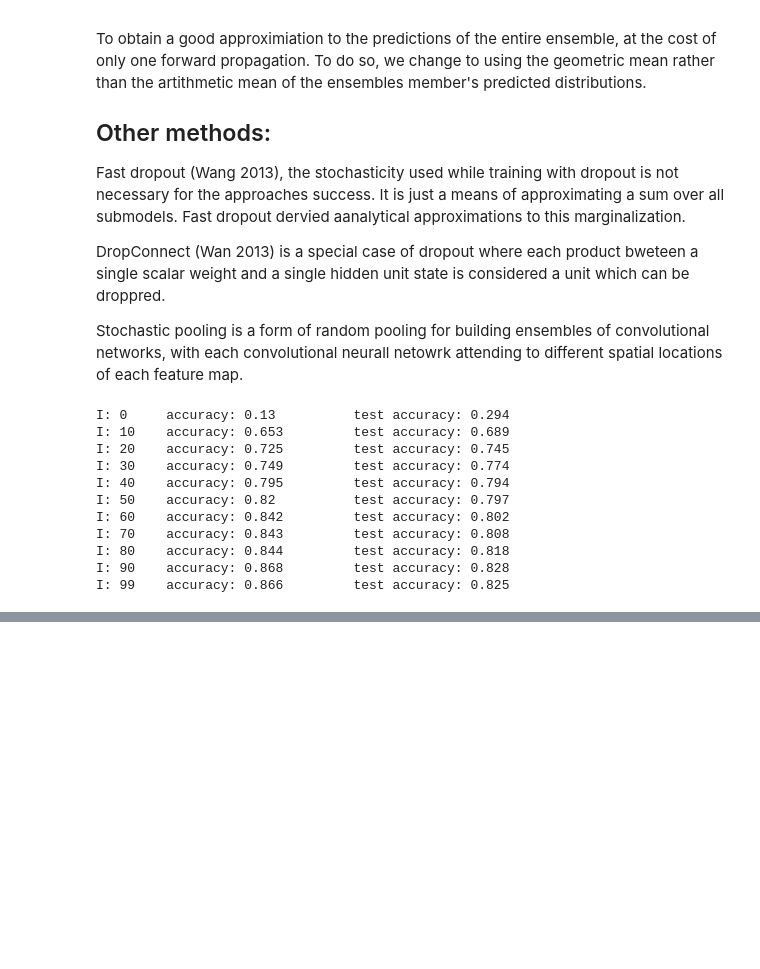
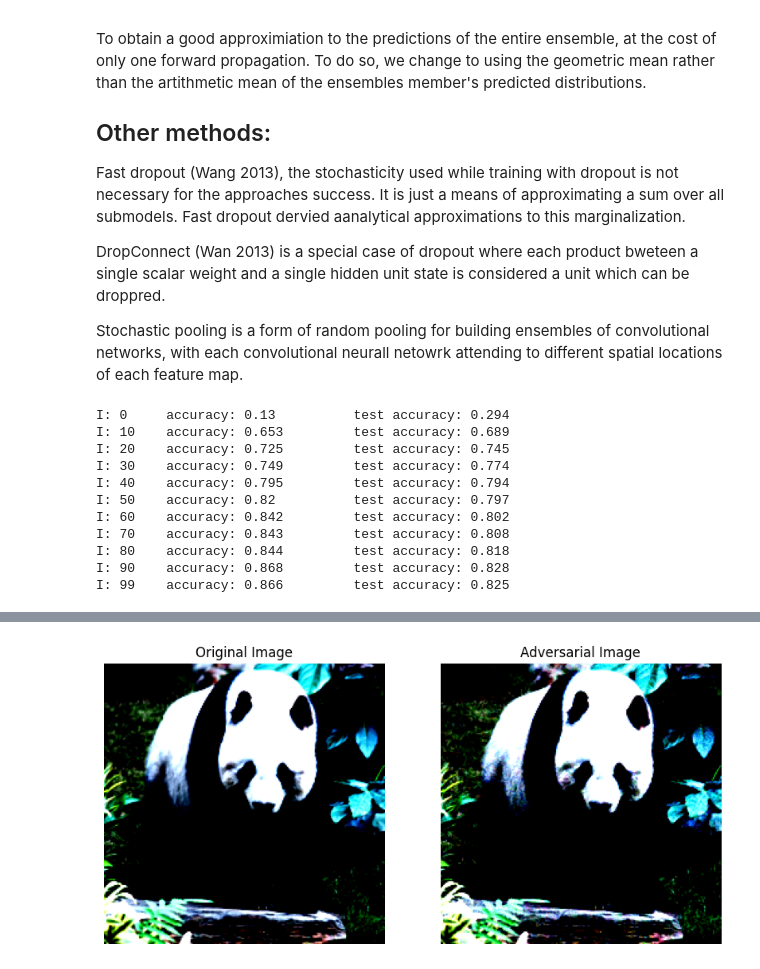
Before and after one commit to woodRock/deep-learning-goodfellow, a Jupyter notebook: chapter_7_regularization_for_deep_learning.ipynb, the cells around one changed output, grey strips where cells are left out. Cells and saved outputs as stored; diff of their text form; code cells hidden in the pictures; blank space fills up the shorter version.

```diff
--- a/chapter_7_regularization_for_deep_learning.ipynb
+++ b/chapter_7_regularization_for_deep_learning.ipynb
@@ -3394,0 +3408,78 @@ I: 99    accuracy: 0.866         test accuracy: 0.825
+# %%
+import torch
+import torch.nn.functional as F
+from torchvision import models, transforms
+from PIL import Image
+import numpy as np
+import matplotlib.pyplot as plt
+
+# Load a pre-trained model (e.g., ResNet18)
+model = models.resnet18(pretrained=True)
+model.eval()  # Set the model to evaluation mode
+
+# Load and preprocess an example image
+def load_and_preprocess_image(img_path):
+    img = Image.open(img_path).convert('RGB')
+    preprocess = transforms.Compose([
+        transforms.Resize(256),
+        transforms.CenterCrop(224),
+        transforms.ToTensor(),
+        transforms.Normalize(mean=[0.485, 0.456, 0.406], std=[0.229, 0.224, 0.225]),
+    ])
+    img_tensor = preprocess(img)
+    img_tensor = img_tensor.unsqueeze(0)  # Add batch dimension
+    return img_tensor
+
+# Create an adversarial image using FGSM
+def create_adversarial_image(model, image, epsilon):
+    image.requires_grad = True
+
+    # Forward pass
+    output = model(image)
+    label = output.argmax(dim=1)  # Get the predicted label
+
+    # Zero gradients
+    model.zero_grad()
+
+    # Calculate the loss
+    loss = F.cross_entropy(output, label)
+
+    # Backward pass
+    loss.backward()
+
+    # Create adversarial image
+    perturbation = epsilon * image.grad.sign()
+    adversarial_image = image + perturbation
+    adversarial_image = torch.clamp(adversarial_image, 0, 1)  # Ensure valid pixel values
+    return adversarial_image.detach(), label.item()
+
+# Main execution
+if __name__ == "__main__":
+    img_path = 'panda.jpg'  # Change this to your image path
+    img = load_and_preprocess_image(img_path)
+
+    # Set epsilon (magnitude of perturbation)
+    epsilon = 0.1
+    adversarial_image, true_label = create_adversarial_image(model, img, epsilon)
+
+    # Display results
+    plt.figure(figsize=(10, 5))
+    plt.subplot(1, 2, 1)
+    plt.title('Original Image')
+    plt.imshow(np.transpose(img.squeeze().detach().numpy(), (1, 2, 0)))  # Rescale for display
+    plt.axis('off')
+
+    plt.subplot(1, 2, 2)
+    plt.title('Adversarial Image')
+    plt.imshow(np.transpose(adversarial_image.squeeze().numpy(), (1, 2, 0)))  # Rescale for display
+    plt.axis('off')
+
+    # Evaluate the class label for the original image and adversarial image.
+    original_label = model(img).argmax(dim=1).item()
+    adversarial_label = model(adversarial_image).argmax(dim=1).item()
+
+    print(f"Original Image Label: {original_label}")
+    print(f"Adversarial Image Label: {adversarial_label}")
+
+    plt.show()
+# %% [output]
@@ -3394,0 +3489 @@ I: 99    accuracy: 0.866         test accuracy: 0.825
+[figure, added]
```
Also changed, not shown: parts of 5 cells of this notebook.
